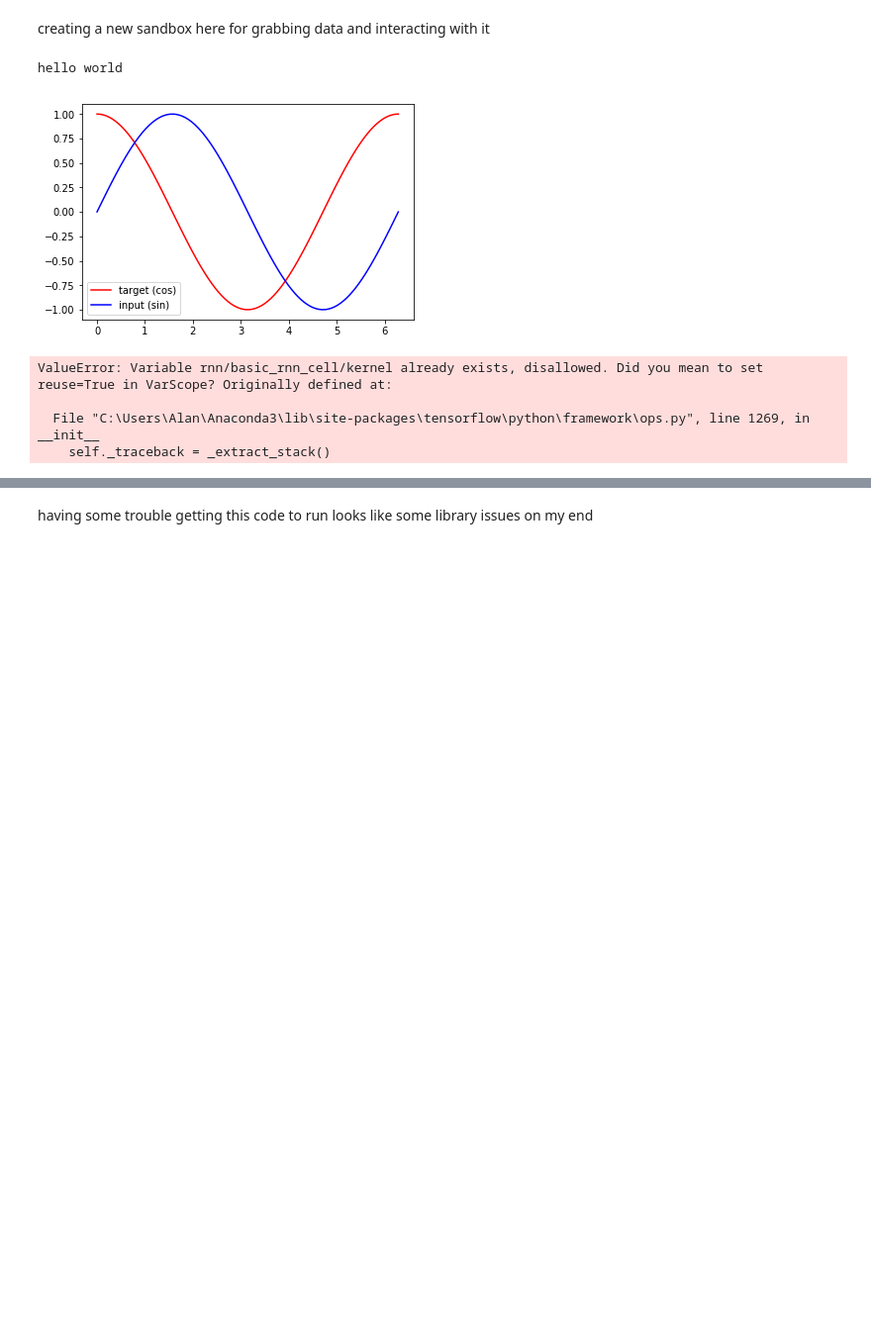
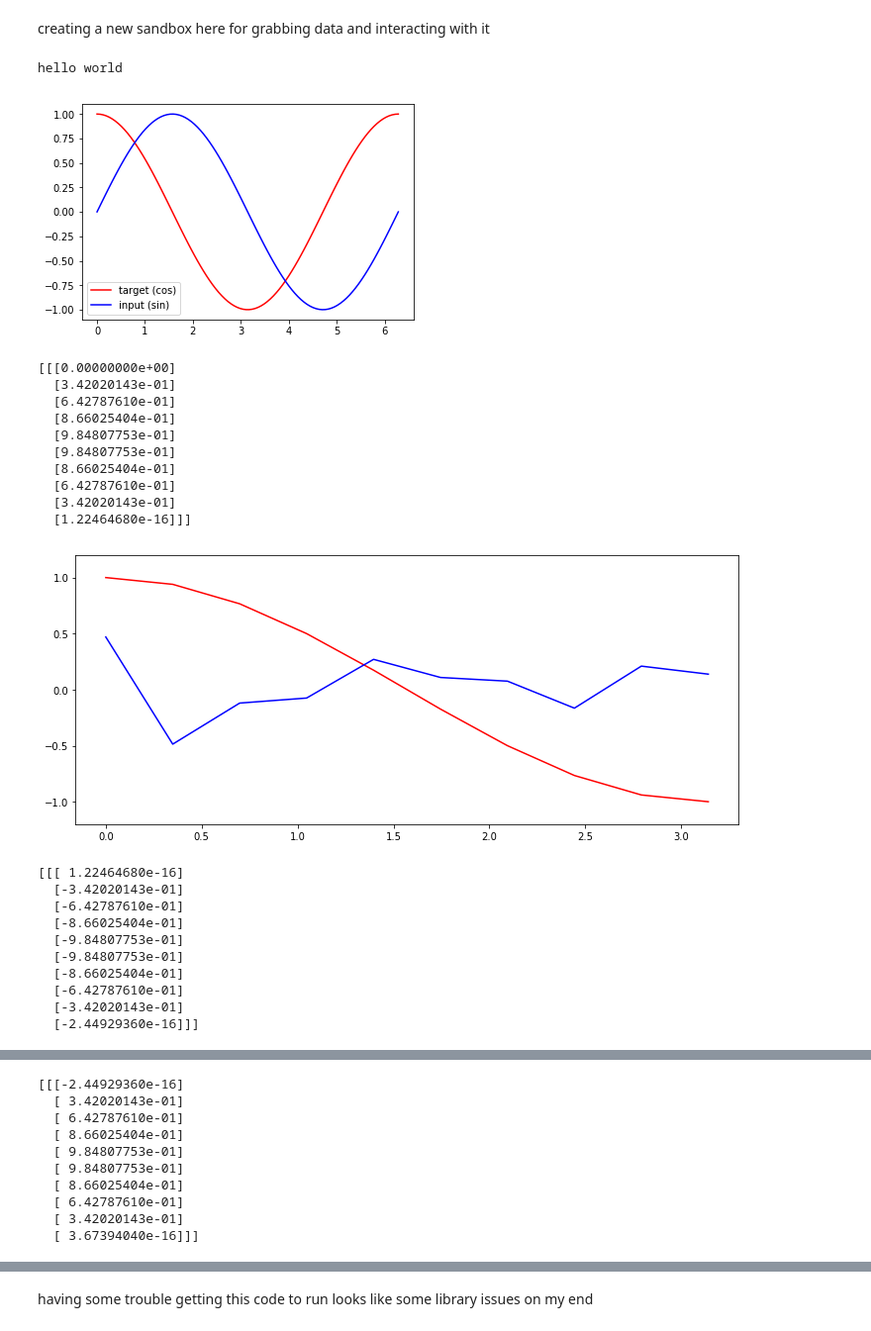
Before and after one commit to StuartRivenbark/ECU_CSCI6905_Summer2018_Team_A, a Jupyter notebook: RNN/Sandbox.ipynb, the cells around one changed output, grey strips where cells are left out. Shown at 99% size. Saved outputs shown, nothing was run; the diff lists cells and outputs as text; code cells hidden in the pictures; blank space fills up the shorter version.

```diff
--- a/RNN/Sandbox.ipynb
+++ b/RNN/Sandbox.ipynb
@@ -1,20 +1,21 @@
 # %% [markdown]
 creating a new sandbox here for grabbing data and interacting with it
-# %%
-import tensorflow as tf
-import numpy as np
-import matplotlib.pyplot as plt
-print("hello world")
-# %% [output]
-hello world
+# %%
+
+print("hello world")
+# %% [output]
+hello world
 # %%
+import tensorflow as tf
+import numpy as np
+import matplotlib.pyplot as plt
 
 # Hyper Parameters
 TIME_STEP = 10       # rnn time step
 INPUT_SIZE = 1      # rnn input size
 CELL_SIZE = 32      # rnn cell size
 LR = 0.02           # learning rate
-
+tf.reset_default_graph()
 # show data
 steps = np.linspace(0, np.pi*2, 100, dtype=np.float32)
 x_np = np.sin(steps); y_np = np.cos(steps)    # float32 for converting torch FloatTensor
@@ -38,34 +39,53 @@ outs2D = tf.reshape(outputs, [-1, CELL_SIZE])                       # reshape 3D
 net_outs2D = tf.layers.dense(outs2D, INPUT_SIZE)
 outs = tf.reshape(net_outs2D, [-1, TIME_STEP, INPUT_SIZE])          # reshape back to 3D
 
 loss = tf.losses.mean_squared_error(labels=tf_y, predictions=outs)  # compute cost
 train_op = tf.train.AdamOptimizer(LR).minimize(loss)
 
 sess = tf.Session()
 sess.run(tf.global_variables_initializer())     # initialize var in graph
 
 plt.figure(1, figsize=(12, 5)); plt.ion()       # continuously plot
 
 for step in range(60):
     start, end = step * np.pi, (step+1)*np.pi   # time range
     # use sin predicts cos
     steps = np.linspace(start, end, TIME_STEP)
     x = np.sin(steps)[np.newaxis, :, np.newaxis]    # shape (batch, time_step, input_size)
     y = np.cos(steps)[np.newaxis, :, np.newaxis]
+    print(x)
     if 'final_s_' not in globals():                 # first state, no any hidden state
         feed_dict = {tf_x: x, tf_y: y}
     else:                                           # has hidden state, so pass it to rnn
         feed_dict = {tf_x: x, tf_y: y, init_s: final_s_}
+    #print(feed_dict)
     _, pred_, final_s_ = sess.run([train_op, outs, final_s], feed_dict)     # train
 
     # plotting
     plt.plot(steps, y.flatten(), 'r-'); plt.plot(steps, pred_.flatten(), 'b-')
     plt.ylim((-1.2, 1.2)); plt.draw(); plt.pause(0.05)
 
 plt.ioff(); plt.show()
 # %% [output]
 [figure]
-ValueError: Variable rnn/basic_rnn_cell/kernel already exists, disallowed. Did you mean to set reuse=True in VarScope? Originally defined at:
-
-  File "C:\Users\Alan\Anaconda3\lib\site-packages\tensorflow\python\framework\ops.py", line 1269, in __init__
-    self._traceback = _extract_stack()
+[[[0.00000000e+00]
+  [3.42020143e-01]
+  [6.42787610e-01]
+  [8.66025404e-01]
+  [9.84807753e-01]
+  [9.84807753e-01]
+  [8.66025404e-01]
+  [6.42787610e-01]
+  [3.42020143e-01]
+  [1.22464680e-16]]]
+[figure, added]
+[[[ 1.22464680e-16]
+  [-3.42020143e-01]
+  [-6.42787610e-01]
+  [-8.66025404e-01]
+  [-9.84807753e-01]
+  [-9.84807753e-01]
+  [-8.66025404e-01]
+  [-6.42787610e-01]
+  [-3.42020143e-01]
+  [-2.44929360e-16]]]
@@ -71,0 +93,10 @@ ValueError: Variable rnn/basic_rnn_cell/kernel already exists, disallowed. Did y
+[[[-2.44929360e-16]
+  [ 3.42020143e-01]
+  [ 6.42787610e-01]
+  [ 8.66025404e-01]
+  [ 9.84807753e-01]
+  [ 9.84807753e-01]
+  [ 8.66025404e-01]
+  [ 6.42787610e-01]
+  [ 3.42020143e-01]
+  [ 3.67394040e-16]]]
```
Also changed, not shown: parts of 4 cells of this notebook, 1 other file.
